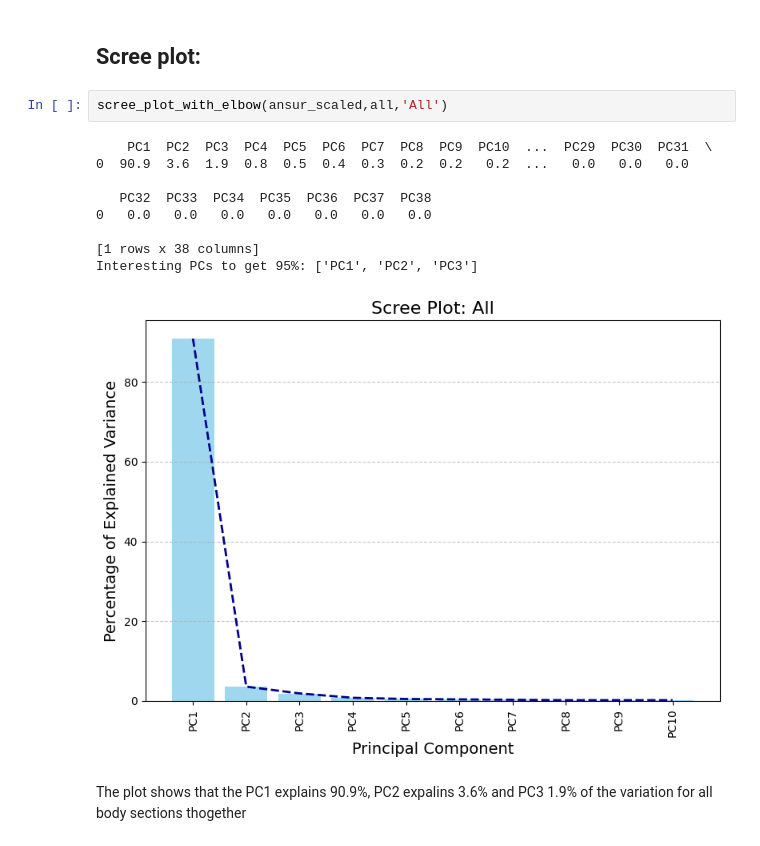
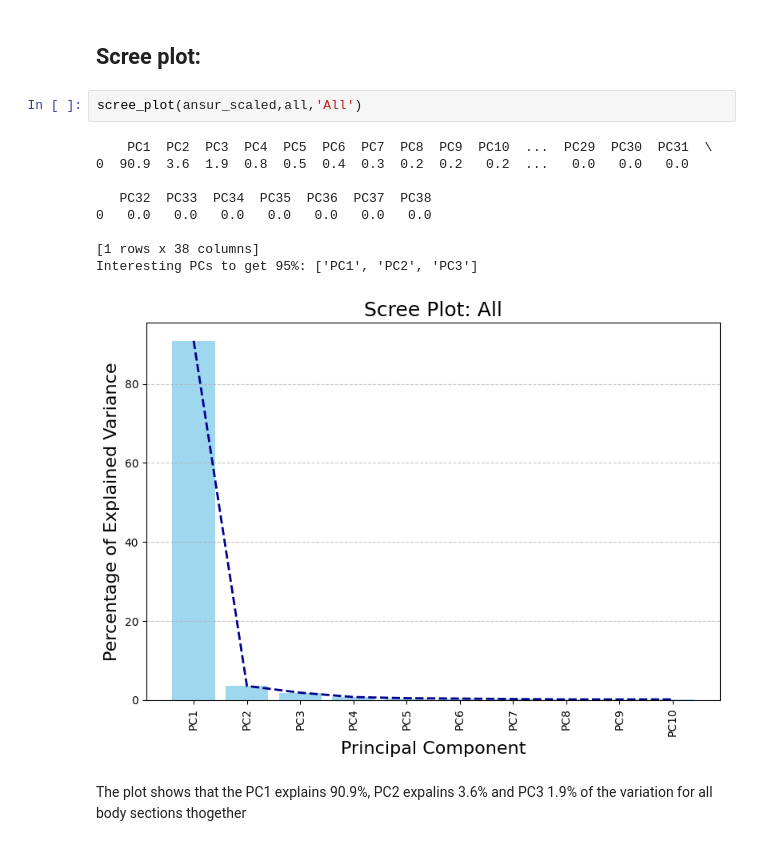
Before and after one commit to jobindjohn/anthromass, a Jupyter notebook: anthropmass/nbs/322_anthro_pca_viz_all.ipynb, the cells around one changed output. Saved outputs shown, nothing was run; the diff lists cells and outputs as text.

```diff
--- a/anthropmass/nbs/322_anthro_pca_viz_all.ipynb
+++ b/anthropmass/nbs/322_anthro_pca_viz_all.ipynb
@@ -136,17 +136,17 @@ all = ['bizygomaticbreadth','headbreadth','headcircumference','headlength','ment
 # %% [markdown]
 ## Scree plot:
 # %%
-scree_plot_with_elbow(ansur_scaled,all,'All')
+scree_plot(ansur_scaled,all,'All')
 # %% [output]
     PC1  PC2  PC3  PC4  PC5  PC6  PC7  PC8  PC9  PC10  ...  PC29  PC30  PC31  \
 0  90.9  3.6  1.9  0.8  0.5  0.4  0.3  0.2  0.2   0.2  ...   0.0   0.0   0.0
 
    PC32  PC33  PC34  PC35  PC36  PC37  PC38
 0   0.0   0.0   0.0   0.0   0.0   0.0   0.0
 
 [1 rows x 38 columns]
 Interesting PCs to get 95%: ['PC1', 'PC2', 'PC3']
-[figure, old version]
+[figure, new version]
 # %% [markdown]
 The plot shows that the PC1 explains 90.9%, PC2 expalins 3.6% and PC3 1.9% of the variation for all body sections thogether
 # %% [markdown]
```
Also changed, not shown: parts of 4 cells of this notebook, 12 other files.
